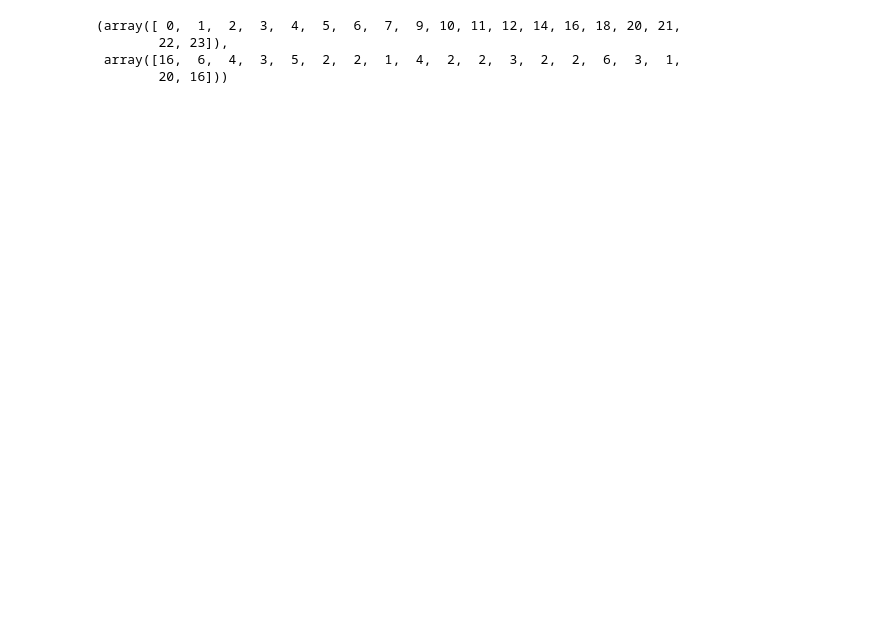
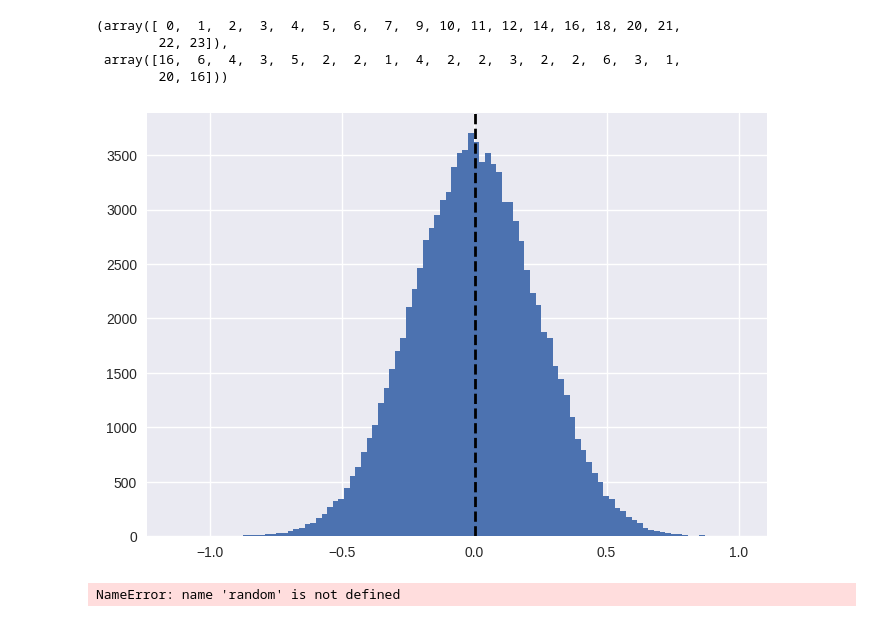
Before and after one commit to sruthisripathi/violation-prediction, a Jupyter notebook: generate_data.ipynb, the cells around one changed output. Saved outputs shown, nothing was run; the diff lists cells and outputs as text; code cells hidden in the pictures; blank space fills up the shorter version.

Commit message:
Generate more data

```diff
--- a/generate_data.ipynb
+++ b/generate_data.ipynb
@@ -200,3 +201,31 @@ unique_values, counts
         22, 23]),
  array([16,  6,  4,  3,  5,  2,  2,  1,  4,  2,  2,  3,  2,  2,  6,  3,  1,
         20, 16]))
+# %%
+import numpy as np
+import matplotlib.pyplot as plt
+
+# Mean of the distribution
+Mean = 0
+
+# satndard deviation of the distribution
+Standard_deviation  = 1
+
+# size
+size = 100000
+
+# creating a normal distribution data
+values = np.random.normal(Mean, Standard_deviation, size)
+max_val = values.max()
+values = values/max_val
+# plotting histograph
+plt.hist(values, 100)
+# plotting mean line
+plt.axvline(values.mean(), color='k', linestyle='dashed', linewidth=2)
+plt.show()
+# plt.style.use('seaborn')
+# plt.figure(figsize = (6, 6))
+# y = np.arange(-1, 1, 2/size)
+# plt.plot(values, y)
+# %% [output]
+[figure, added]
@@ -202,0 +279,12 @@ unique_values, counts
+# %%
+x, y = get_bell_for_week(5)
+yr = random_distribution(7)
+
+# Plotting the bell-shaped curve
+plt.style.use('seaborn')
+plt.figure(figsize = (6, 6))
+plt.plot(x, y)
+plt.plot(x, yr, color='r')
+sum(y)
+# %% [output]
+NameError: name 'random' is not defined
```
Also changed, not shown: parts of 5 cells of this notebook, 9 other files.
